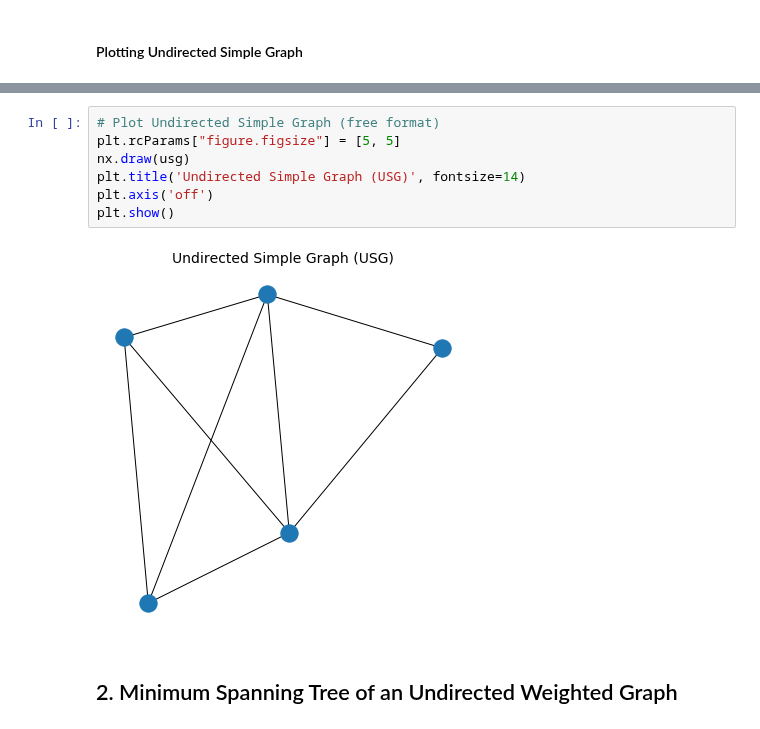
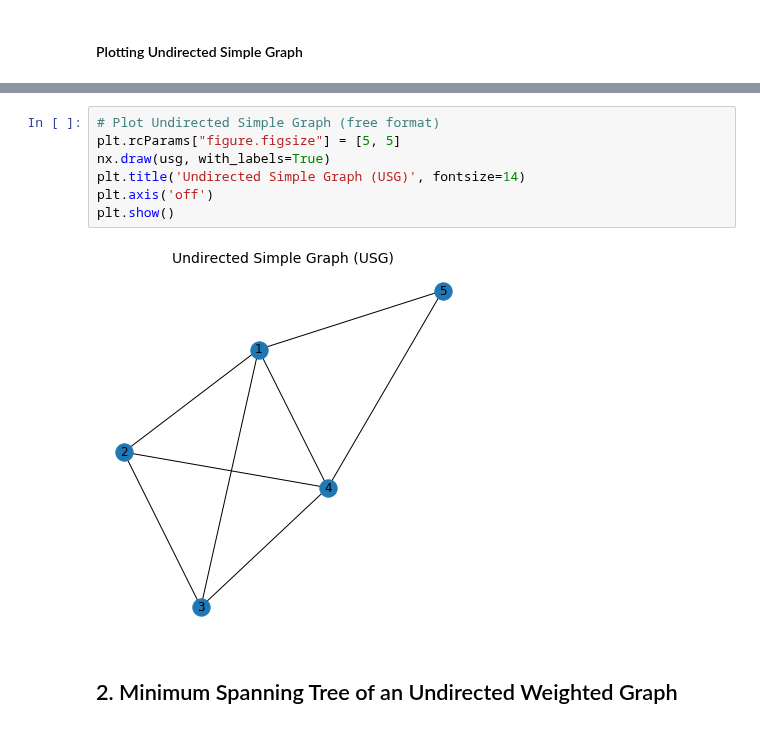
Before and after one commit to ansegura7/Algorithms, a Jupyter notebook: graphs/Graphs.ipynb, the cells around one changed output, grey strips where cells are left out. Drawn from its saved outputs; the diff is of its cells as text.

Commit message:
Update Graphs
Added labels to simple draw graph.

```diff
--- a/graphs/Graphs.ipynb
+++ b/graphs/Graphs.ipynb
@@ -113,12 +113,12 @@ pos
 # %%
 # Plot Undirected Simple Graph (free format)
 plt.rcParams["figure.figsize"] = [5, 5]
-nx.draw(usg)
+nx.draw(usg, with_labels=True)
 plt.title('Undirected Simple Graph (USG)', fontsize=14)
 plt.axis('off')
 plt.show()
 # %% [output]
-[figure, old version]
+[figure, new version]
 # %% [markdown]
 ## 2. Minimum Spanning Tree of an Undirected Weighted Graph
 # %% [markdown]
```
Also changed, not shown: parts of 6 cells of this notebook, 1 other file.
